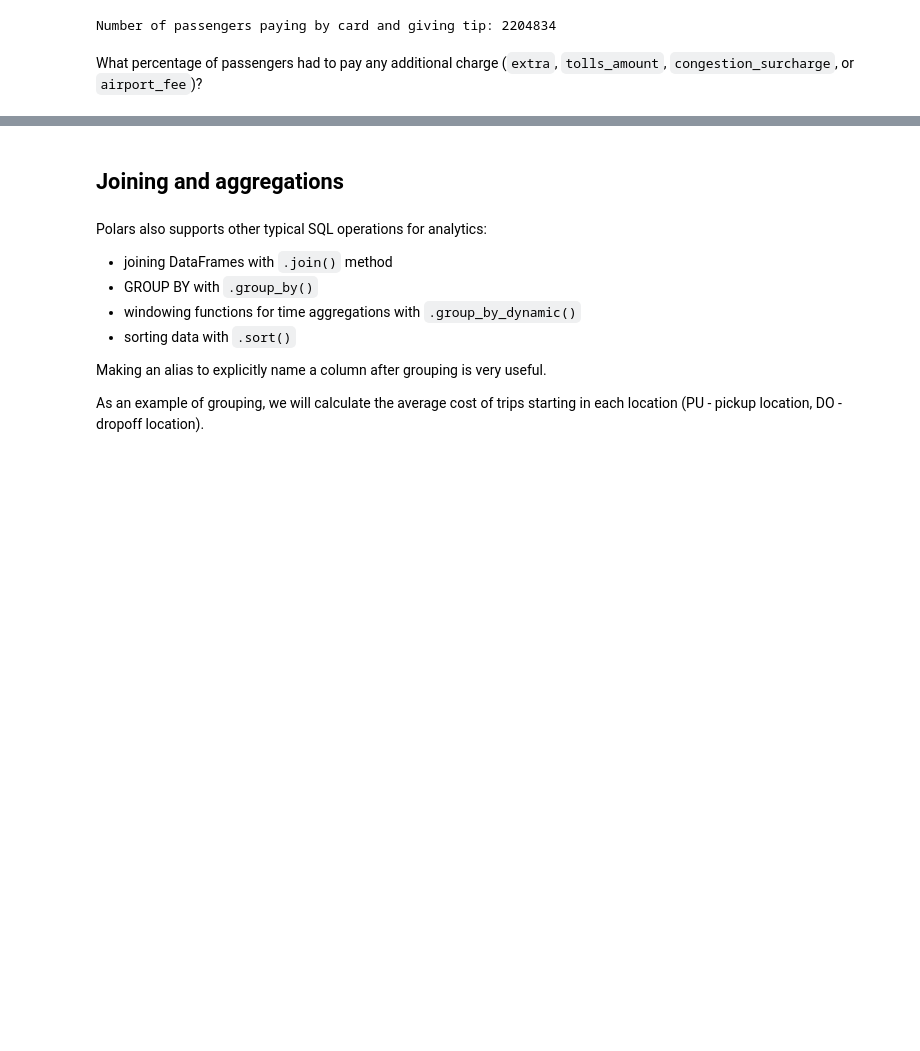
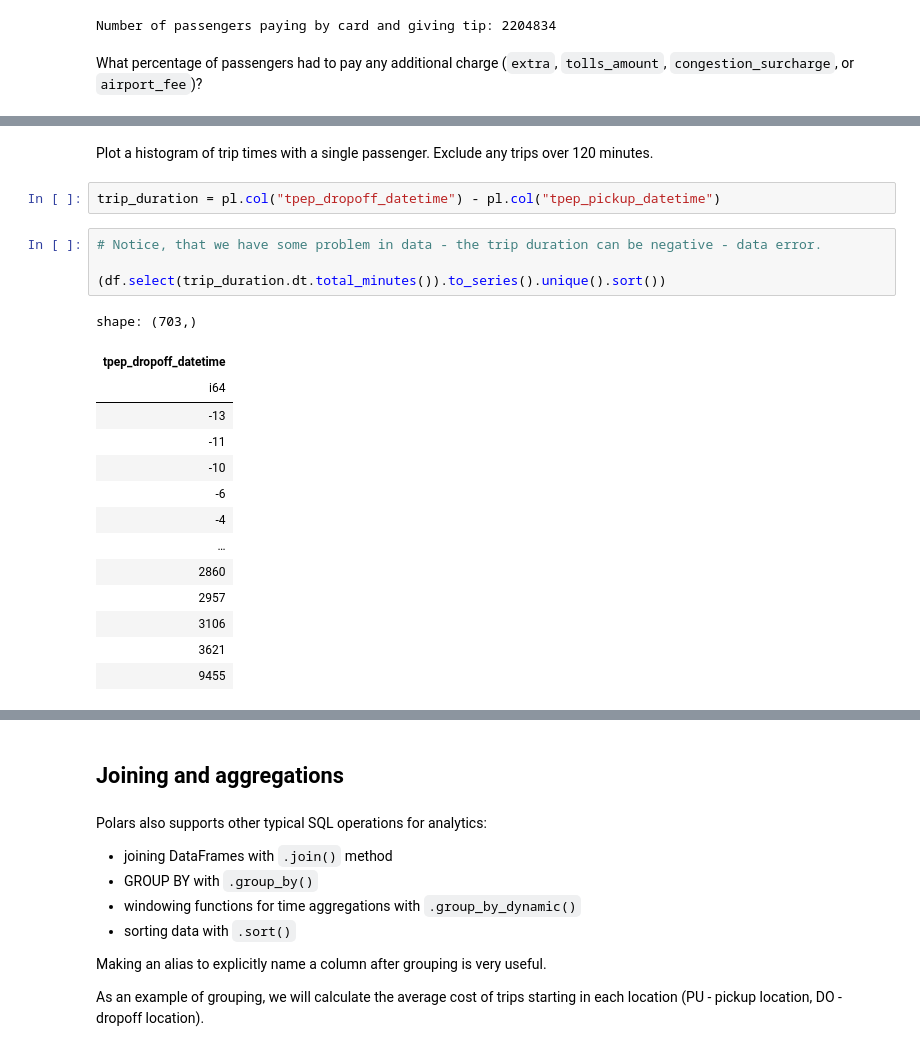
Before and after one commit to mlops-agh/lab03-polars, a Jupyter notebook: notebook_polars.ipynb, the cells around one changed output, grey strips where cells are left out. Saved outputs shown, nothing was run; the diff lists cells and outputs as text; blank space fills up the shorter version.

```diff
--- a/notebook_polars.ipynb
+++ b/notebook_polars.ipynb
@@ -483,0 +456,23 @@ What percentage of passengers had to pay any additional charge (`extra`, `tolls_
+# %% [markdown]
+Plot a histogram of trip times with a single passenger. Exclude any trips over 120 minutes.
+# %%
+trip_duration = pl.col("tpep_dropoff_datetime") - pl.col("tpep_pickup_datetime")
+# %%
+# Notice, that we have some problem in data - the trip duration can be negative - data error.
+
+(df.select(trip_duration.dt.total_minutes()).to_series().unique().sort())
+# %% [output]
+shape: (703,)
+| tpep_dropoff_datetime |
+| i64 |
+| -13 |
+| -11 |
+| -10 |
+| -6 |
+| -4 |
+| … |
+| 2860 |
+| 2957 |
+| 3106 |
+| 3621 |
+| 9455 |
```
Also changed, not shown: parts of 10 cells of this notebook, 2 other files.
